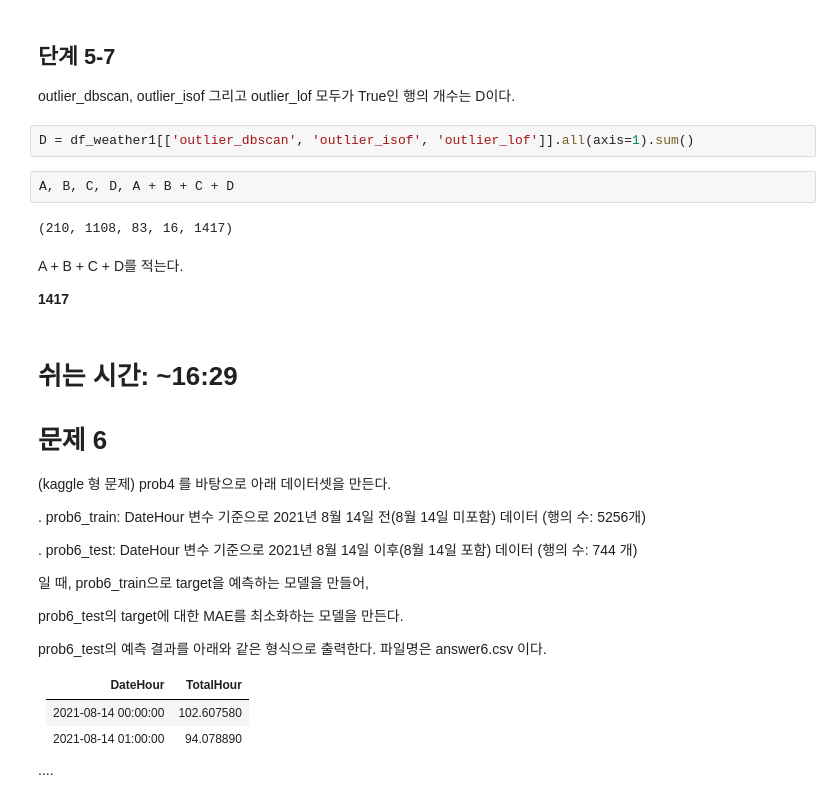
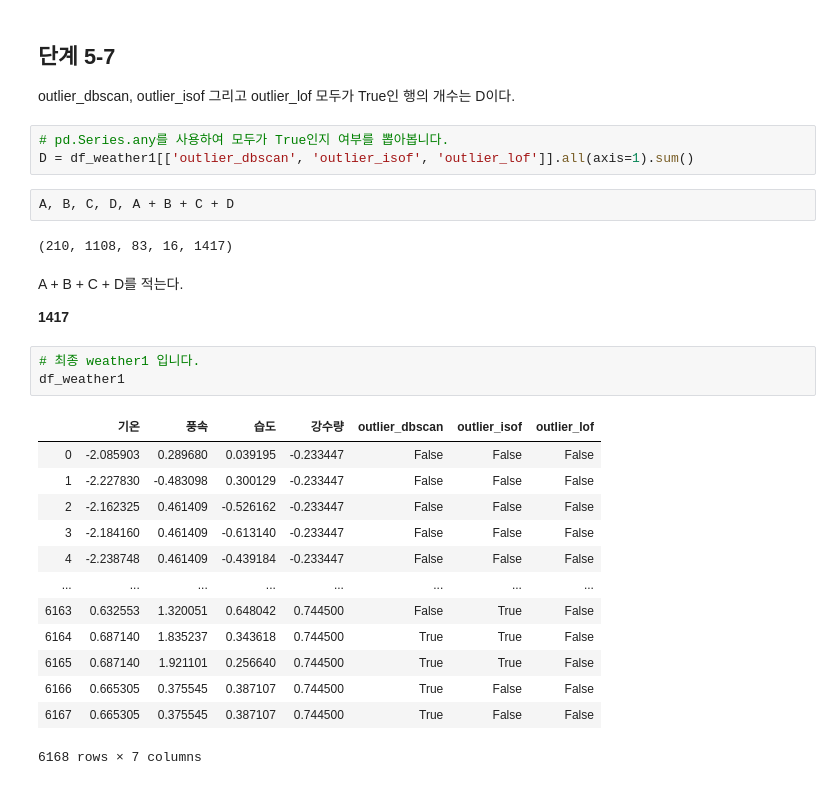
Before and after one commit to sunkusun9/DS_lv3_2308_2, a Jupyter notebook: sec_ds_lv3_prob3_prob.ipynb, the cells around one changed output. Saved outputs shown, nothing was run; the diff lists cells and outputs as text.

```diff
--- a/sec_ds_lv3_prob3_prob.ipynb
+++ b/sec_ds_lv3_prob3_prob.ipynb
@@ -1444,34 +1427,30 @@ A, B, C
 
 outlier_dbscan, outlier_isof 그리고 outlier_lof 모두가 True인 행의 개수는 D이다.
 # %%
+# pd.Series.any를 사용하여 모두가 True인지 여부를 뽑아봅니다.
 D = df_weather1[['outlier_dbscan', 'outlier_isof', 'outlier_lof']].all(axis=1).sum()
-# %%
-A, B, C, D, A + B + C + D
-# %% [output]
-(210, 1108, 83, 16, 1417)
+# %%
+A, B, C, D, A + B + C + D
+# %% [output]
+(210, 1108, 83, 16, 1417)
 # %% [markdown]
 A + B + C + D를 적는다.
 
 **1417**
-# %% [markdown]
-# 쉬는 시간: ~16:29
-
-# 문제 6
-
-(kaggle 형 문제) prob4 를 바탕으로 아래 데이터셋을 만든다.
-
-. prob6_train: DateHour 변수 기준으로 2021년 8월 14일 전(8월 14일 미포함) 데이터 (행의 수: 5256개)
-
-. prob6_test: DateHour 변수 기준으로 2021년 8월 14일 이후(8월 14일 포함) 데이터 (행의 수: 744 개)
-
-일 때, prob6_train으로 target을 예측하는 모델을 만들어,
-
-prob6_test의 target에 대한 MAE를 최소화하는 모델을 만든다.
-
-prob6_test의 예측 결과를 아래와 같은 형식으로 출력한다. 파일명은 answer6.csv 이다.
-
-|DateHour|TotalHour|
-|--------|---------|
-|2021-08-14 00:00:00|102.607580|
-|2021-08-14 01:00:00|94.078890|
-....
+# %%
+# 최종 weather1 입니다.
+df_weather1
+# %% [output]
+|  | 기온 | 풍속 | 습도 | 강수량 | outlier_dbscan | outlier_isof | outlier_lof |
+| 0 | -2.085903 | 0.289680 | 0.039195 | -0.233447 | False | False | False |
+| 1 | -2.227830 | -0.483098 | 0.300129 | -0.233447 | False | False | False |
+| 2 | -2.162325 | 0.461409 | -0.526162 | -0.233447 | False | False | False |
+| 3 | -2.184160 | 0.461409 | -0.613140 | -0.233447 | False | False | False |
+| 4 | -2.238748 | 0.461409 | -0.439184 | -0.233447 | False | False | False |
+| ... | ... | ... | ... | ... | ... | ... | ... |
+| 6163 | 0.632553 | 1.320051 | 0.648042 | 0.744500 | False | True | False |
+| 6164 | 0.687140 | 1.835237 | 0.343618 | 0.744500 | True | True | False |
+| 6165 | 0.687140 | 1.921101 | 0.256640 | 0.744500 | True | True | False |
+| 6166 | 0.665305 | 0.375545 | 0.387107 | 0.744500 | True | False | False |
+| 6167 | 0.665305 | 0.375545 | 0.387107 | 0.744500 | True | False | False |
+6168 rows × 7 columns
```
Also changed, not shown: parts of 95 cells of this notebook.
